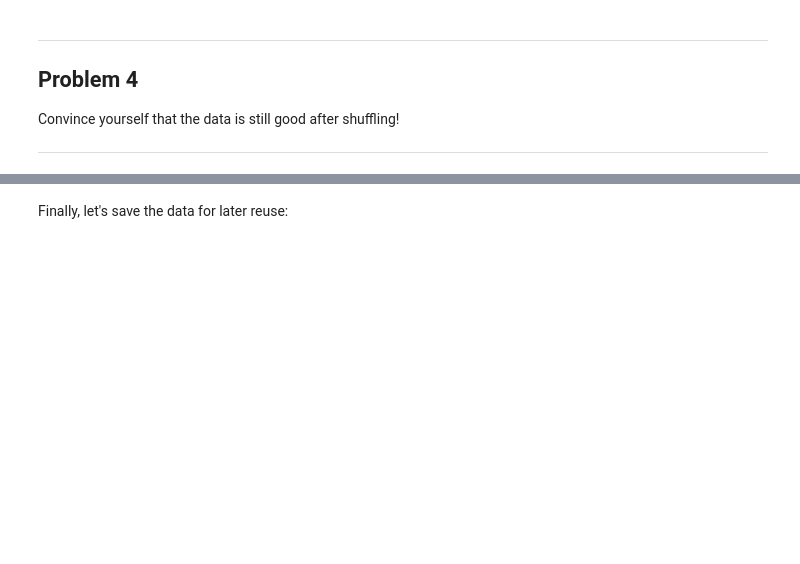
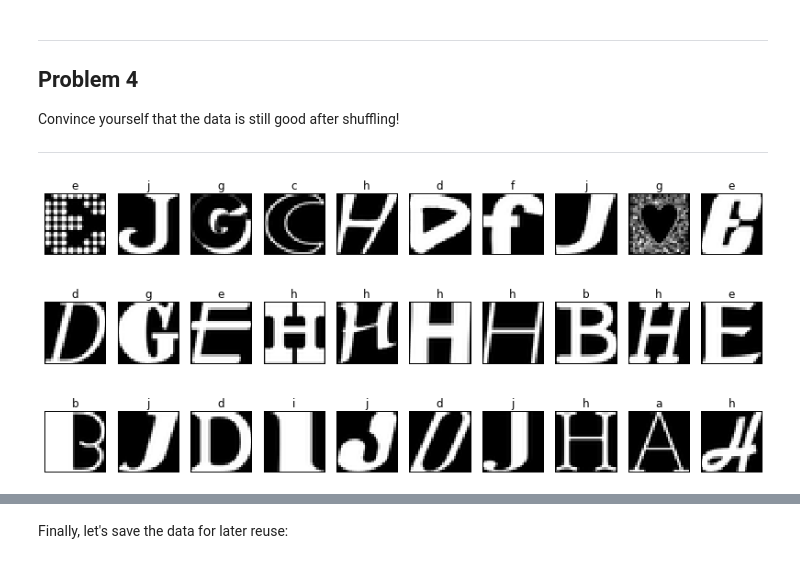
Before and after one commit to thomalm/udacity, a Jupyter notebook: deep-learning/1_notmnist.ipynb, the cells around one changed output, grey strips where cells are left out. Drawn from its saved outputs; the diff is of its cells as text; code cells hidden in the pictures; blank space fills up the shorter version.

```diff
--- a/deep-learning/1_notmnist.ipynb
+++ b/deep-learning/1_notmnist.ipynb
@@ -227,3 +230,10 @@ Problem 2
 Let's verify that the data still looks good. Displaying a sample of the labels and images from the ndarray. Hint: you can use matplotlib.pyplot.
 
 ---
+# %%
+for letter in train_datasets:
+    with open(letter, 'rb') as f:
+        letter_set = pickle.load(f)
+        print(letter)
+        print(np.mean(letter_set))
+        print(np.std(letter_set))
@@ -371,3 +399,22 @@ Problem 4
 Convince yourself that the data is still good after shuffling!
 
 ---
+# %%
+plt.figure(figsize=(14, 6))
+
+def display_characters(dataset, labels, row):
+    """
+    Display a sample from each letter set in the datasets to verify correctness
+    """
+    for i, letter in enumerate(dataset):
+        plt.subplot(3, 10, row*10 + i+1)
+        # Display a randomly selected digit from each digit set
+        plt.imshow(letter, interpolation='nearest', cmap=plt.cm.gray)
+        plt.xticks([]); plt.yticks([])
+        plt.title(chr(ord('a') + labels[i]))
+
+display_characters(train_dataset[:10], train_labels[:10], 0)
+display_characters(test_dataset[:10], test_labels[:10], 1)
+display_characters(valid_dataset[:10], valid_labels[:10], 2)
+# %% [output]
+[figure, added]
```
Also changed, not shown: parts of 5 cells of this notebook.
